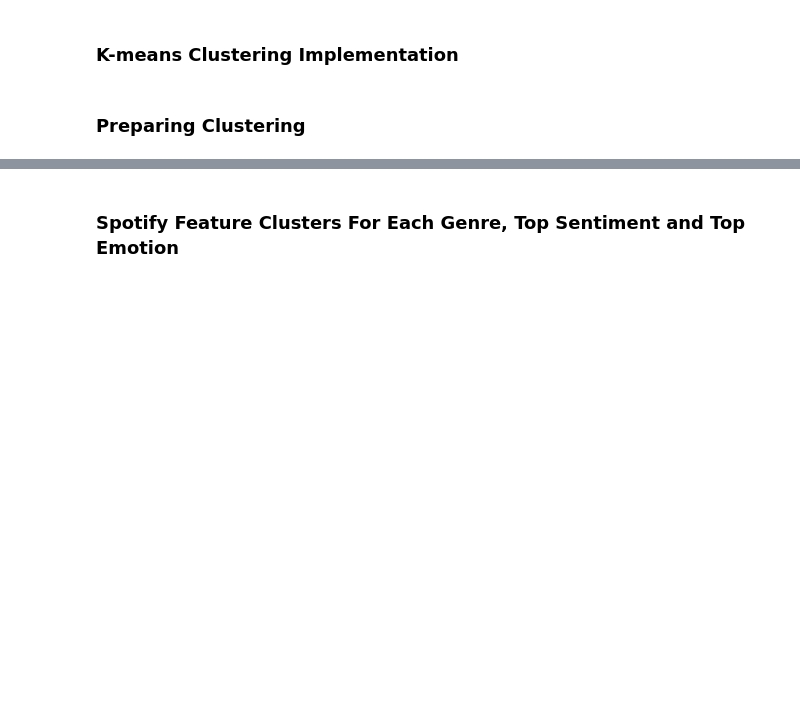
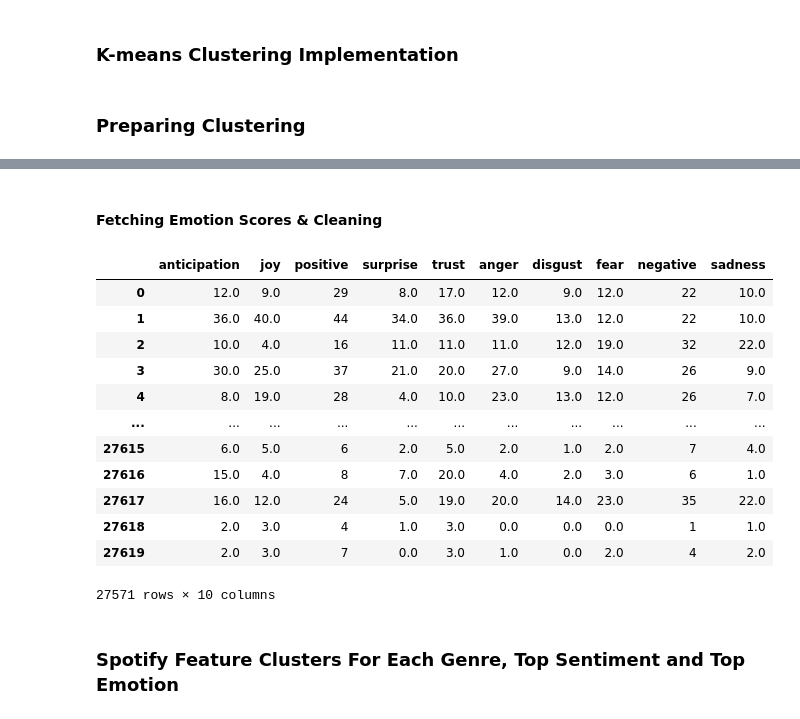
Before and after one commit to NataliaP14/music-genre-trends, a Jupyter notebook: notebooks/2_genre_clustering.ipynb, the cells around one changed output, grey strips where cells are left out. Drawn from its saved outputs; the diff is of its cells as text; code cells hidden in the pictures; blank space fills up the shorter version.

```diff
--- a/notebooks/2_genre_clustering.ipynb
+++ b/notebooks/2_genre_clustering.ipynb
@@ -153,3 +150,7 @@ Name: count, dtype: int64
 # %%
 import ast
-features_lyrics['emotions_scores'] = features_lyrics['emotions_scores'].apply(lambda x : ast.literal_eval(x))
+def convert_dictionary(x):
+    if isinstance(x,str):
+        return ast.literal_eval(x)
+    return x
+features_lyrics['emotions_scores'] = features_lyrics['emotions_scores'].apply(lambda x : convert_dictionary(x))
@@ -238,3 +193,27 @@ Name: count, dtype: int64
+# %% [markdown]
+#### Fetching Emotion Scores & Cleaning
+# %%
+# extracts emotion scores and stores them in separate columns
+emotion_df = pd.json_normalize(features_lyrics['emotions_scores'])
+emotion_df = emotion_df.fillna(0.0)
+emotion_df.index = features_lyrics.index
+features_lyrics = pd.concat([features_lyrics, emotion_df], axis=1)
+features_lyrics.columns
+features_lyrics[emotion_df.columns]
+# %% [output]
+|  | anticipation | joy | positive | surprise | trust | anger | disgust | fear | negative | sadness |
+| 0 | 12.0 | 9.0 | 29 | 8.0 | 17.0 | 12.0 | 9.0 | 12.0 | 22 | 10.0 |
+| 1 | 36.0 | 40.0 | 44 | 34.0 | 36.0 | 39.0 | 13.0 | 12.0 | 22 | 10.0 |
+| 2 | 10.0 | 4.0 | 16 | 11.0 | 11.0 | 11.0 | 12.0 | 19.0 | 32 | 22.0 |
+| 3 | 30.0 | 25.0 | 37 | 21.0 | 20.0 | 27.0 | 9.0 | 14.0 | 26 | 9.0 |
+| 4 | 8.0 | 19.0 | 28 | 4.0 | 10.0 | 23.0 | 13.0 | 12.0 | 26 | 7.0 |
+| ... | ... | ... | ... | ... | ... | ... | ... | ... | ... | ... |
+| 27615 | 6.0 | 5.0 | 6 | 2.0 | 5.0 | 2.0 | 1.0 | 2.0 | 7 | 4.0 |
+| 27616 | 15.0 | 4.0 | 8 | 7.0 | 20.0 | 4.0 | 2.0 | 3.0 | 6 | 1.0 |
+| 27617 | 16.0 | 12.0 | 24 | 5.0 | 19.0 | 20.0 | 14.0 | 23.0 | 35 | 22.0 |
+| 27618 | 2.0 | 3.0 | 4 | 1.0 | 3.0 | 0.0 | 0.0 | 0.0 | 1 | 1.0 |
+| 27619 | 2.0 | 3.0 | 7 | 0.0 | 3.0 | 1.0 | 0.0 | 2.0 | 4 | 2.0 |
+27571 rows × 10 columns
 # %% [markdown]
 ### Spotify Feature Clusters For Each Genre, Top Sentiment and Top Emotion
 # %%
```
Also changed, not shown: parts of 12 cells of this notebook.
